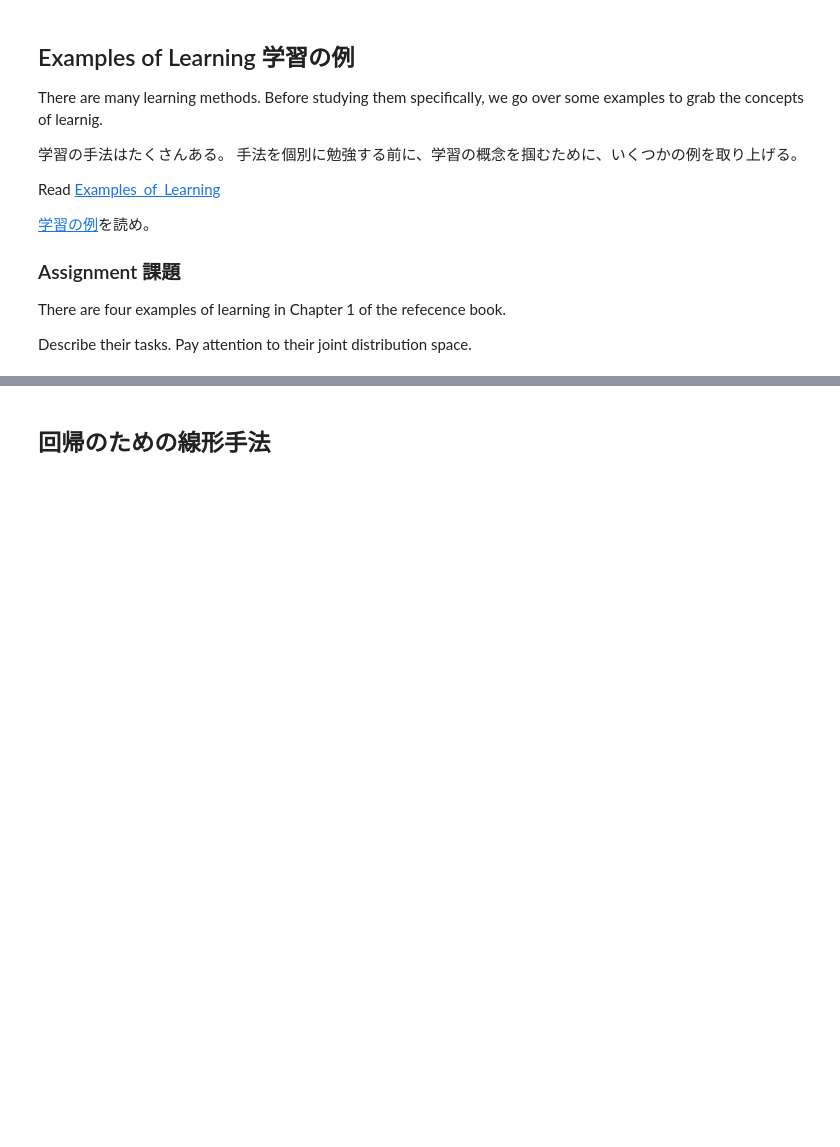
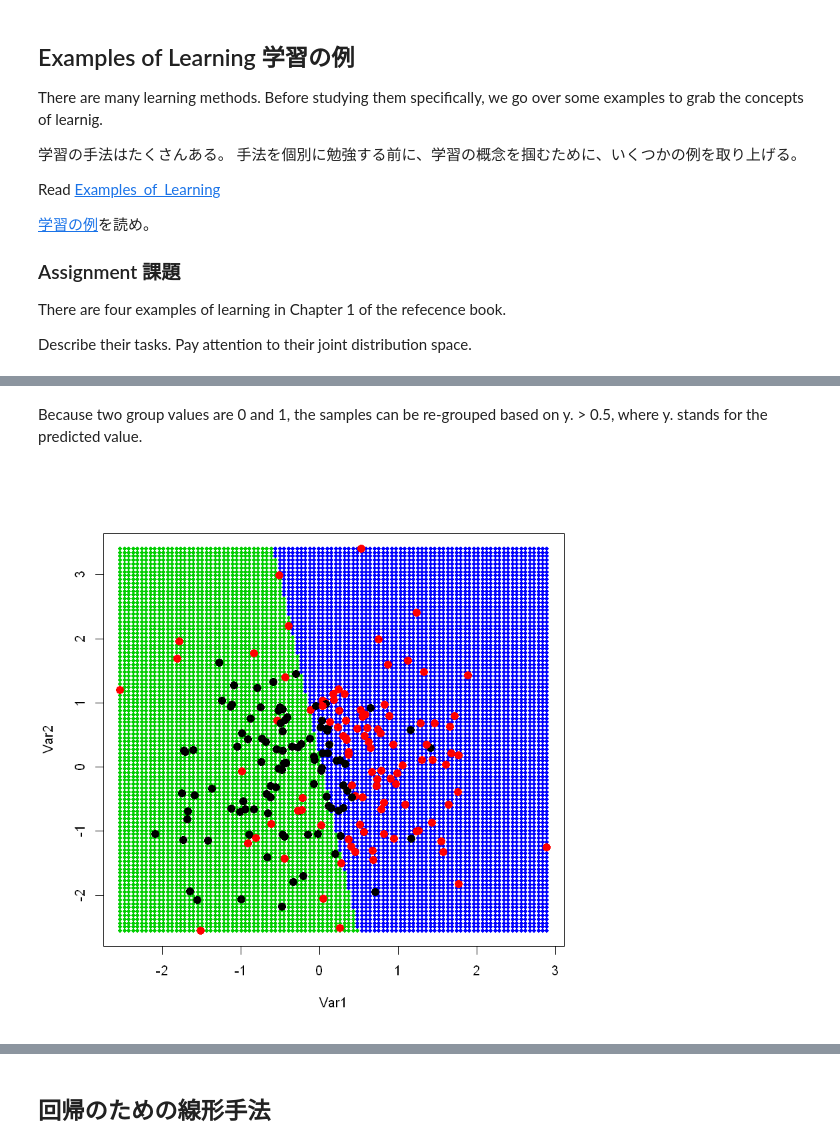
Before and after one commit to ryamada22/JD_lectures, a Jupyter notebook: strings/Statistical_Learning_Basics_A.ipynb, the cells around one changed output, grey strips where cells are left out. Cells and saved outputs as stored; diff of their text form; code cells hidden in the pictures; blank space fills up the shorter version.

```diff
--- a/strings/Statistical_Learning_Basics_A.ipynb
+++ b/strings/Statistical_Learning_Basics_A.ipynb
@@ -63,0 +97,14 @@ See [Parametric vs. Non-parametric](../cells/Parametric_vs_Nonparametric.ipynb)
+# %% [markdown]
+Because two group values are 0 and 1, the samples can be re-grouped based on y. > 0.5, where y. stands for the predicted value.
+# %%
+
+x1. <- seq(from=min(x[,1]),to=max(x[,1]),length=100)
+x2. <- seq(from=min(x[,2]),to=max(x[,2]),length=100)
+x. <- as.data.frame(expand.grid(x1.,x2.))
+y. <- lm.out$coefficients[1] + lm.out$coefficients[2]*x.[,1] + lm.out$coefficients[3]*x.[,2]
+col <- (y.>0.5)+3
+
+plot(x.,col=col,pch=20)
+points(x,col=gr+1,pch=20,cex=2)
+# %% [output]
+[figure, added]
```
Also changed, not shown: parts of 17 cells of this notebook, 1 other file.
